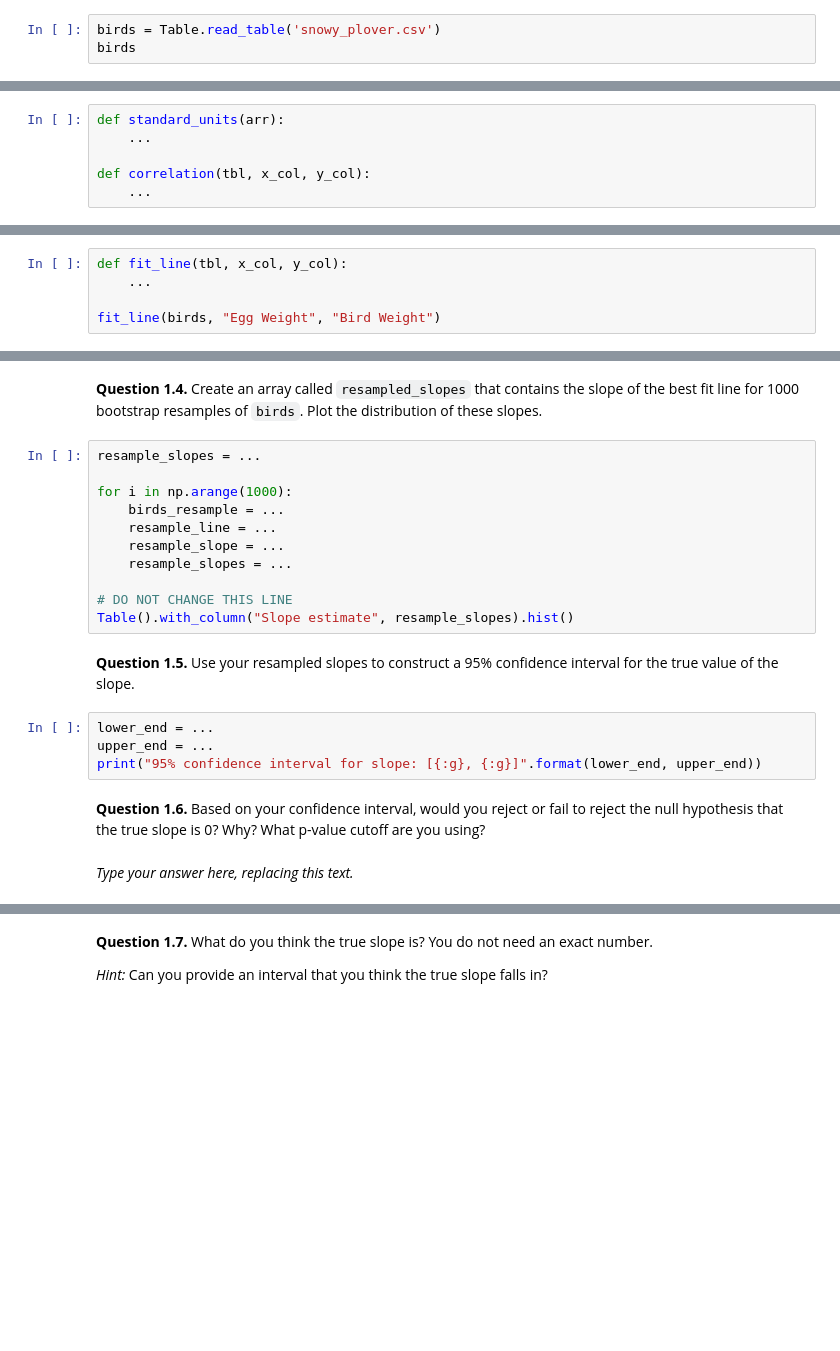
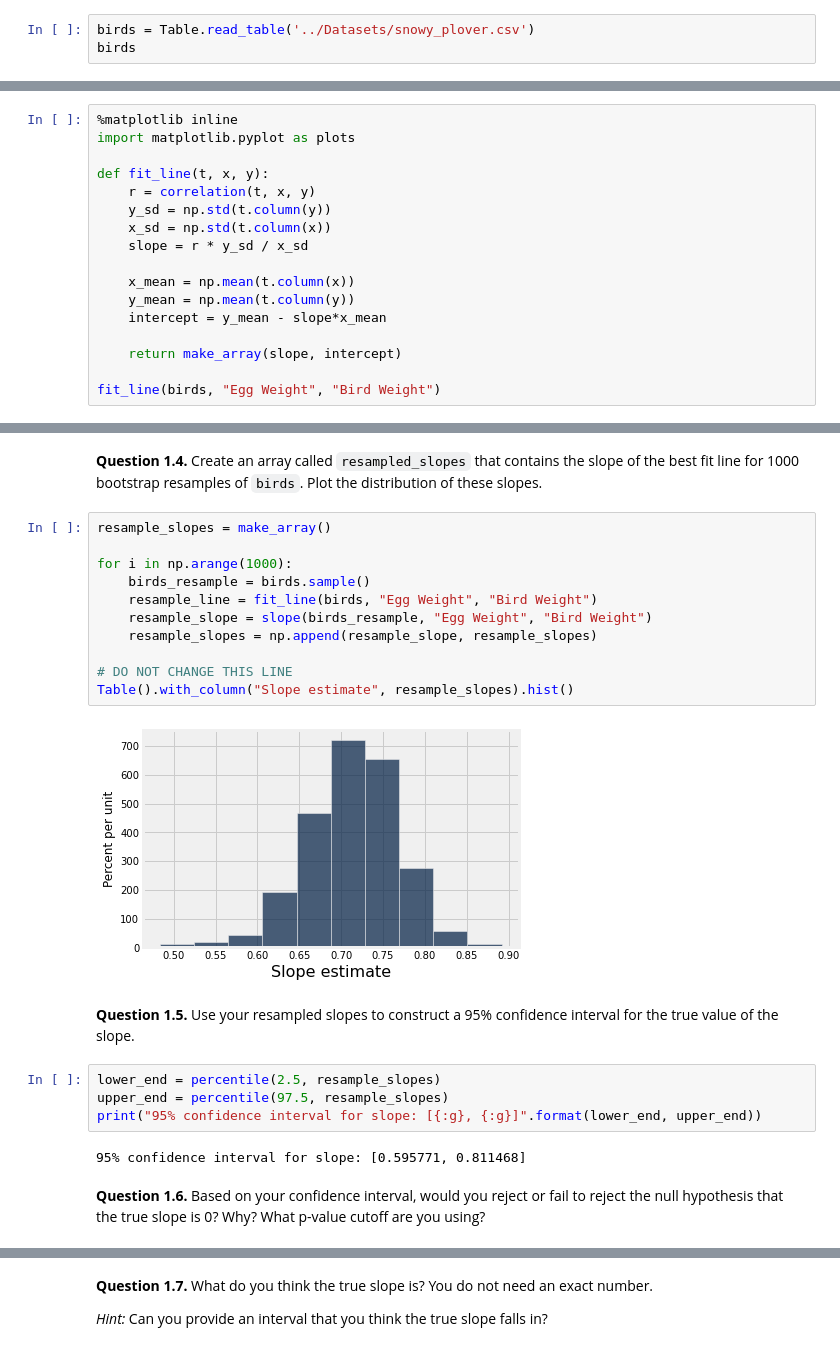
Before and after one commit to awar2170/STOR_120, a Jupyter notebook: Unit8_Predictions/Homework/STOR 120 - hw11.ipynb, the cells around one changed output, grey strips where cells are left out. Cells and saved outputs as stored; diff of their text form; blank space fills up the shorter version.

```diff
--- a/Unit8_Predictions/Homework/STOR 120 - hw11.ipynb
+++ b/Unit8_Predictions/Homework/STOR 120 - hw11.ipynb
@@ -57,5 +57,5 @@ Each row of the table below corresponds to one Snowy Plover egg and the resultin
 - `Egg Length` and `Egg Breadth` (widest diameter) are measured in millimeters
 - `Egg Weight` and `Bird Weight` are measured in grams; for comparison, a standard paper clip weighs about one gram
 # %%
-birds = Table.read_table('snowy_plover.csv')
+birds = Table.read_table('../Datasets/snowy_plover.csv')
 birds
@@ -83,9 +99,3 @@ _Type your answer here, replacing this text._
 
 1. `standard_units`: This function takes in an array of numbers and returns an array containing those numbers converted to standard units.
 2. `correlation`: This function takes in a table and two column names (one for *x* and one for *y*) and returns the correlation between these columns.
-# %%
-def standard_units(arr):
-    ...
-
-def correlation(tbl, x_col, y_col):
-    ...
@@ -92,7 +116,19 @@ def correlation(tbl, x_col, y_col):
 # %% [markdown]
 **Question 1.3.** Using the functions you just implemented, create a function called `fit_line`.  It should take a table like `birds` and the column names associated to *x* and *y* as its arguments and return an array containing the slope and intercept of the regression line (in that order) that predicts the *y* column in the table using the *x* column.
-# %%
-def fit_line(tbl, x_col, y_col):
-    ...
-
-fit_line(birds, "Egg Weight", "Bird Weight")
+# %%
+%matplotlib inline
+import matplotlib.pyplot as plots
+
+def fit_line(t, x, y):
+    r = correlation(t, x, y)
+    y_sd = np.std(t.column(y))
+    x_sd = np.std(t.column(x))
+    slope = r * y_sd / x_sd
+
+    x_mean = np.mean(t.column(x))
+    y_mean = np.mean(t.column(y))
+    intercept = y_mean - slope*x_mean
+
+    return make_array(slope, intercept)
+
+fit_line(birds, "Egg Weight", "Bird Weight")
@@ -114,23 +154,25 @@ Now we have all the tools we need to create a confidence interval that quantifie
 # %% [markdown]
 **Question 1.4.** Create an array called `resampled_slopes` that contains the slope of the best fit line for 1000 bootstrap resamples of `birds`. Plot the distribution of these slopes.
 # %%
-resample_slopes = ...
+resample_slopes = make_array()
 
 for i in np.arange(1000):
-    birds_resample = ...
-    resample_line = ...
-    resample_slope = ...
-    resample_slopes = ...
+    birds_resample = birds.sample()
+    resample_line = fit_line(birds, "Egg Weight", "Bird Weight")
+    resample_slope = slope(birds_resample, "Egg Weight", "Bird Weight")
+    resample_slopes = np.append(resample_slope, resample_slopes)
 
 # DO NOT CHANGE THIS LINE
 Table().with_column("Slope estimate", resample_slopes).hist()
+# %% [output]
+[figure, added]
 # %% [markdown]
 **Question 1.5.** Use your resampled slopes to construct a 95% confidence interval for the true value of the slope.
 # %%
-lower_end = ...
-upper_end = ...
+lower_end = percentile(2.5, resample_slopes)
+upper_end = percentile(97.5, resample_slopes)
 print("95% confidence interval for slope: [{:g}, {:g}]".format(lower_end, upper_end))
+# %% [output]
+95% confidence interval for slope: [0.595771, 0.811468]
 # %% [markdown]
 **Question 1.6.** Based on your confidence interval, would you reject or fail to reject the null hypothesis that the true slope is 0?  Why?  What p-value cutoff are you using?
-# %% [markdown]
-_Type your answer here, replacing this text._
```
Also changed, not shown: parts of 23 cells of this notebook, 3 other files.
